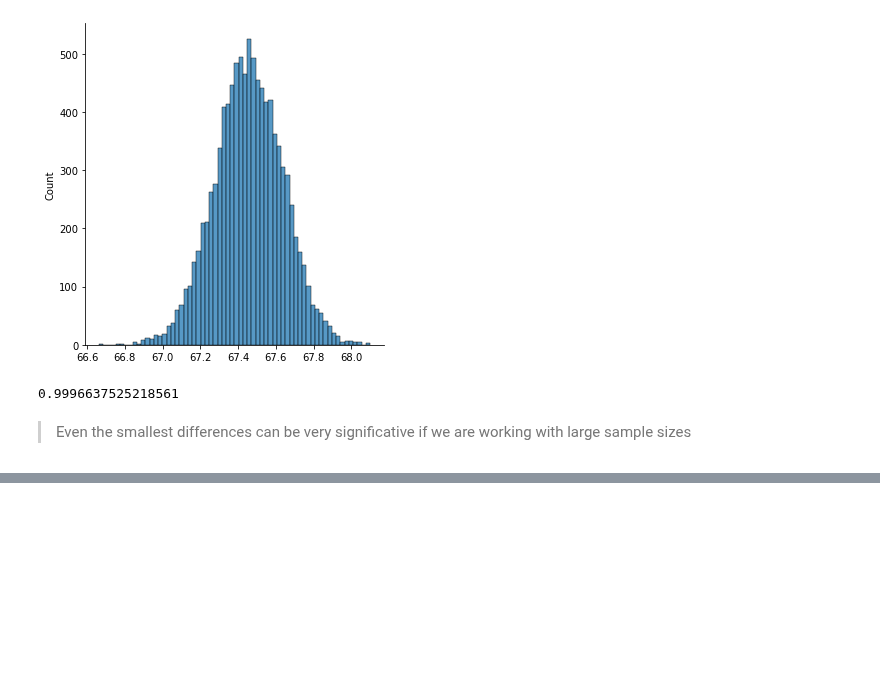
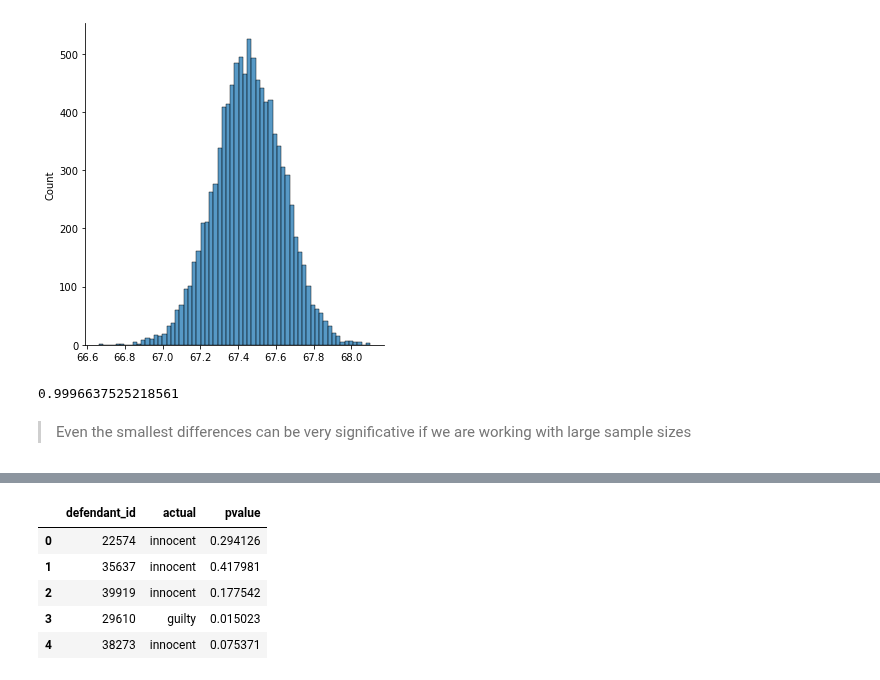
Before and after one commit to vpontello/DataScience_Nanodegree, a Jupyter notebook: 00_Extracurricular/02_Practical_Statistics/practical_statistics.ipynb, the cells around one changed output, grey strips where cells are left out. Cells and saved outputs as stored; diff of their text form; code cells hidden in the pictures; blank space fills up the shorter version.

```diff
--- a/00_Extracurricular/02_Practical_Statistics/practical_statistics.ipynb
+++ b/00_Extracurricular/02_Practical_Statistics/practical_statistics.ipynb
@@ -1671,0 +1676,14 @@ p_test.mean()
+# %%
+import numpy as np
+import pandas as pd
+import seaborn as sns
+
+df = pd.read_csv('data/judicial_dataset_pvalues.csv')
+df.head()
+# %% [output]
+|  | defendant_id | actual | pvalue |
+| 0 | 22574 | innocent | 0.294126 |
+| 1 | 35637 | innocent | 0.417981 |
+| 2 | 39919 | innocent | 0.177542 |
+| 3 | 29610 | guilty | 0.015023 |
+| 4 | 38273 | innocent | 0.075371 |
```
Also changed, not shown: parts of 13 cells of this notebook, 3 other files.
